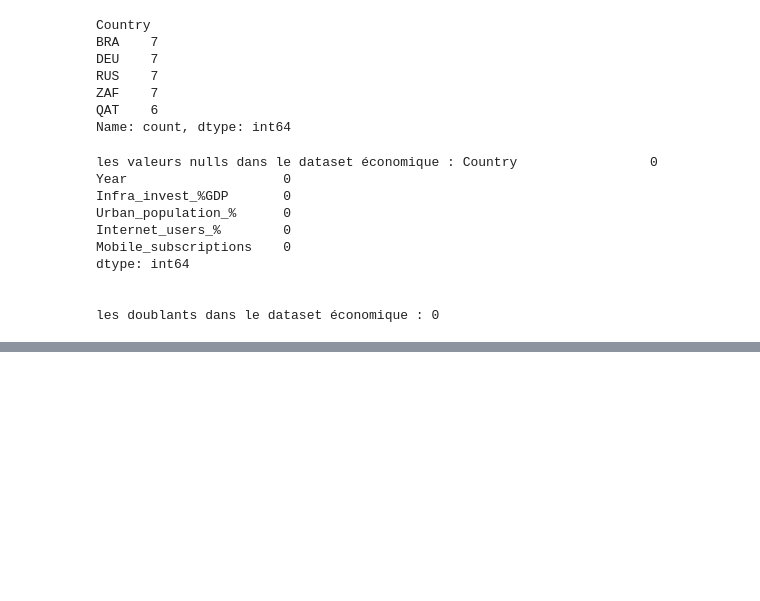
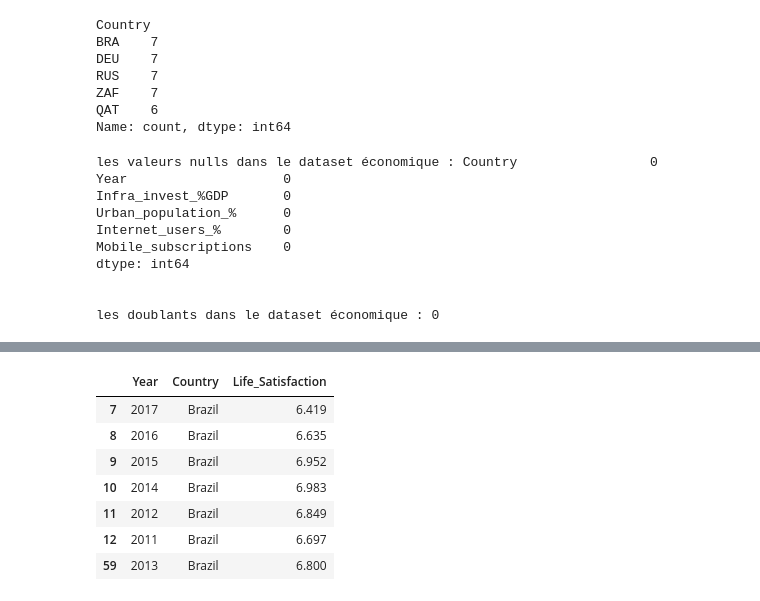
Before and after one commit to hajaraitlachgar/Impact_CDM, a Jupyter notebook: notebooks/Nettoyage.ipynb, the cells around one changed output, grey strips where cells are left out. Cells and saved outputs as stored; diff of their text form; code cells hidden in the pictures; blank space fills up the shorter version.

```diff
--- a/notebooks/Nettoyage.ipynb
+++ b/notebooks/Nettoyage.ipynb
@@ -421,0 +479,14 @@ dfUrb.to_csv('../Data Clean/cleaned_urban_world_cup_data.csv', index=False)
+# %%
+# Brazil => [2011;2017]
+BRA_data=dfWhr[dfWhr['Country'] == 'Brazil']
+BRA_data = BRA_data[(BRA_data['Year'] >= 2011) & (BRA_data['Year'] <= 2017)]
+BRA_data
+# %% [output]
+|  | Year | Country | Life_Satisfaction |
+| 7 | 2017 | Brazil | 6.419 |
+| 8 | 2016 | Brazil | 6.635 |
+| 9 | 2015 | Brazil | 6.952 |
+| 10 | 2014 | Brazil | 6.983 |
+| 11 | 2012 | Brazil | 6.849 |
+| 12 | 2011 | Brazil | 6.697 |
+| 59 | 2013 | Brazil | 6.800 |
```
Also changed, not shown: parts of 18 cells of this notebook, 8 other files.
